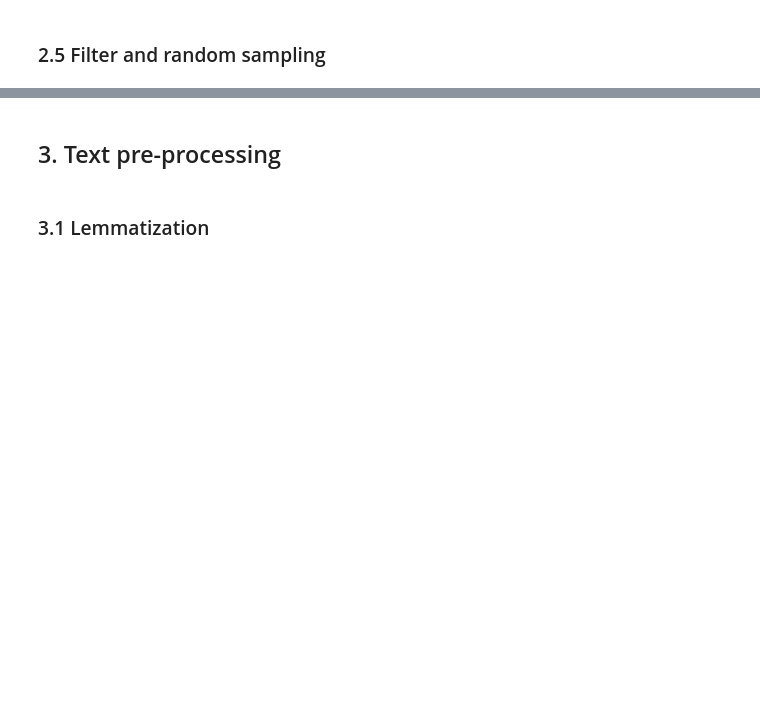
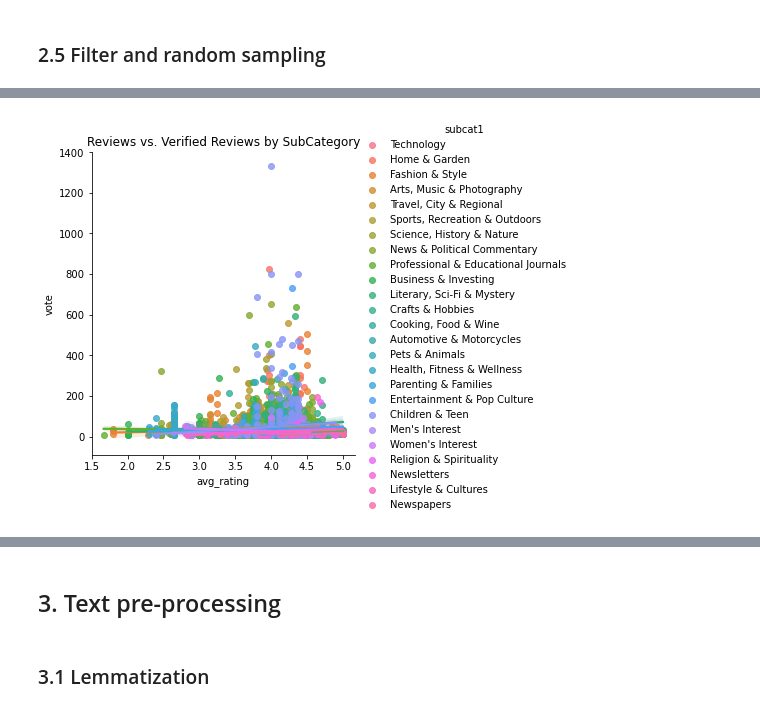
Before and after one commit to davidmiller2013/amazon-nlp-classification, a Jupyter notebook: notebooks/data-processing.ipynb, the cells around one changed output, grey strips where cells are left out. Drawn from its saved outputs; the diff is of its cells as text; code cells hidden in the pictures; blank space fills up the shorter version.

```diff
--- a/notebooks/data-processing.ipynb
+++ b/notebooks/data-processing.ipynb
@@ -244,8 +378,10 @@ print(review_samples.shape)
 # %%
-sns.lmplot(x='avgRating', y='vote', data=review_samples, hue='subcat1', fit_reg=True)\
+sns.lmplot(x='avg_rating', y='vote', data=review_samples, hue='subcat1', fit_reg=True)\
    .set(title='Reviews vs. Verified Reviews by SubCategory')
 
 plt.show()
+# %% [output]
+[figure, added]
 # %%
 fig, ax = plt.subplots(figsize=(10,12))
 sns.boxplot(x='vote', y='subcat1', hue='verified', orient='h', data=review_samples)
```
Also changed, not shown: parts of 45 cells of this notebook, 2 other files.
